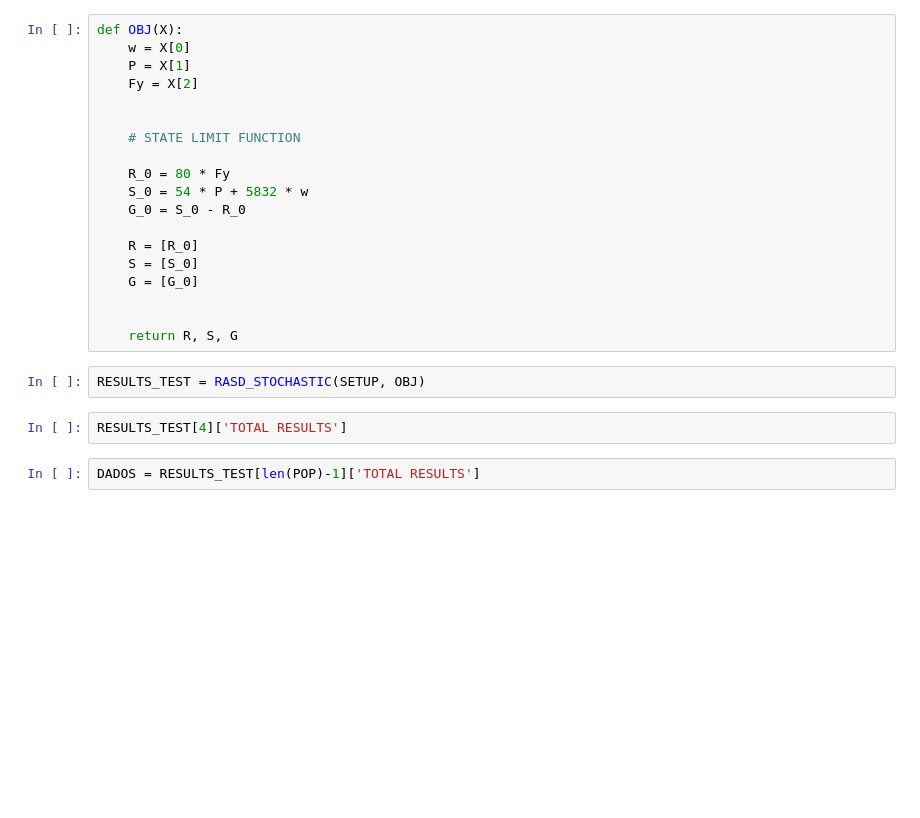
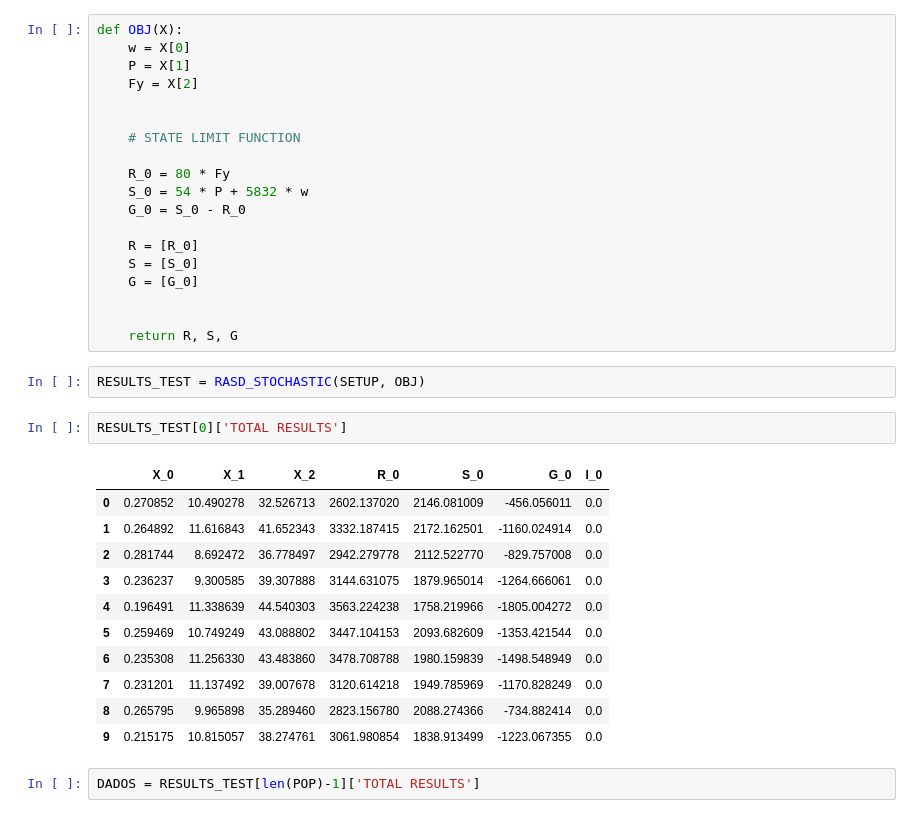
Before and after one commit to wmpjrufg/RASD-ALGORITMOS, a Jupyter notebook: EXAMPLE 5.1 - STRUCTURAL SAFETY ANALYSIS.ipynb, the cells around one changed output. Cells and saved outputs as stored; diff of their text form; blank space fills up the shorter version.

```diff
--- a/EXAMPLE 5.1 - STRUCTURAL SAFETY ANALYSIS.ipynb
+++ b/EXAMPLE 5.1 - STRUCTURAL SAFETY ANALYSIS.ipynb
@@ -43,7 +43,19 @@ def OBJ(X):
 # %%
 RESULTS_TEST = RASD_STOCHASTIC(SETUP, OBJ)
 # %%
-RESULTS_TEST[4]['TOTAL RESULTS']
+RESULTS_TEST[0]['TOTAL RESULTS']
+# %% [output]
+|  | X_0 | X_1 | X_2 | R_0 | S_0 | G_0 | I_0 |
+| 0 | 0.270852 | 10.490278 | 32.526713 | 2602.137020 | 2146.081009 | -456.056011 | 0.0 |
+| 1 | 0.264892 | 11.616843 | 41.652343 | 3332.187415 | 2172.162501 | -1160.024914 | 0.0 |
+| 2 | 0.281744 | 8.692472 | 36.778497 | 2942.279778 | 2112.522770 | -829.757008 | 0.0 |
+| 3 | 0.236237 | 9.300585 | 39.307888 | 3144.631075 | 1879.965014 | -1264.666061 | 0.0 |
+| 4 | 0.196491 | 11.338639 | 44.540303 | 3563.224238 | 1758.219966 | -1805.004272 | 0.0 |
+| 5 | 0.259469 | 10.749249 | 43.088802 | 3447.104153 | 2093.682609 | -1353.421544 | 0.0 |
+| 6 | 0.235308 | 11.256330 | 43.483860 | 3478.708788 | 1980.159839 | -1498.548949 | 0.0 |
+| 7 | 0.231201 | 11.137492 | 39.007678 | 3120.614218 | 1949.785969 | -1170.828249 | 0.0 |
+| 8 | 0.265795 | 9.965898 | 35.289460 | 2823.156780 | 2088.274366 | -734.882414 | 0.0 |
+| 9 | 0.215175 | 10.815057 | 38.274761 | 3061.980854 | 1838.913499 | -1223.067355 | 0.0 |
 # %%
 DADOS = RESULTS_TEST[len(POP)-1]['TOTAL RESULTS']
 # %%
```
Also changed, not shown: parts of 11 cells of this notebook, 12 other files.
